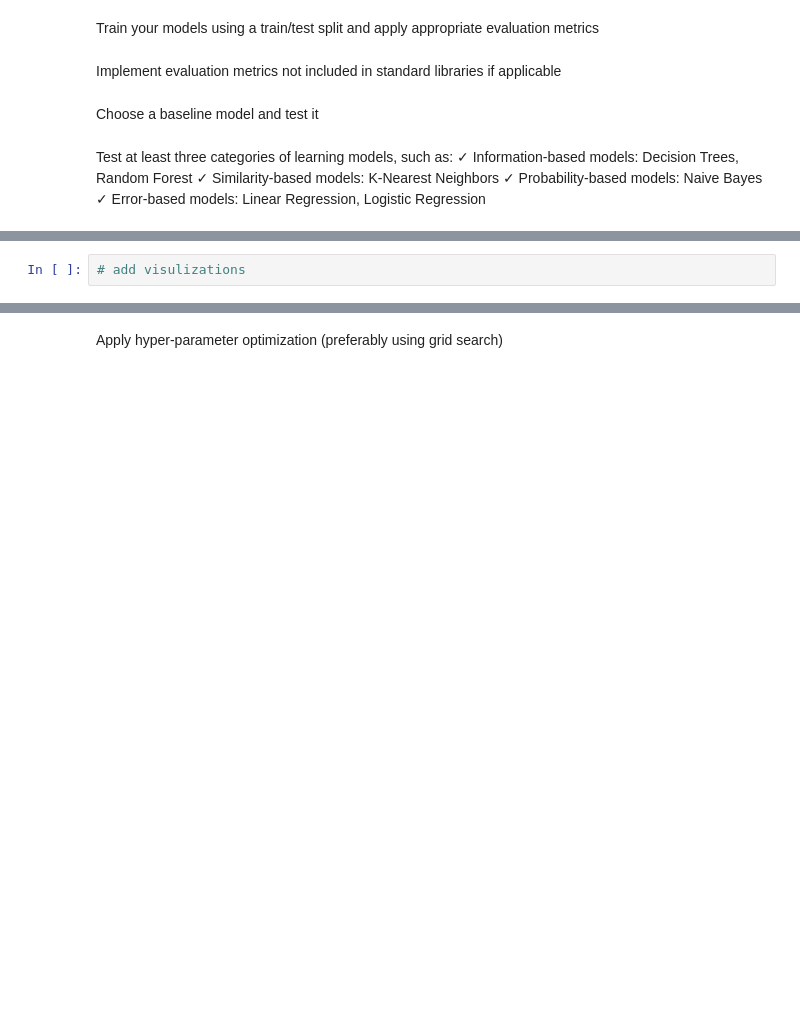
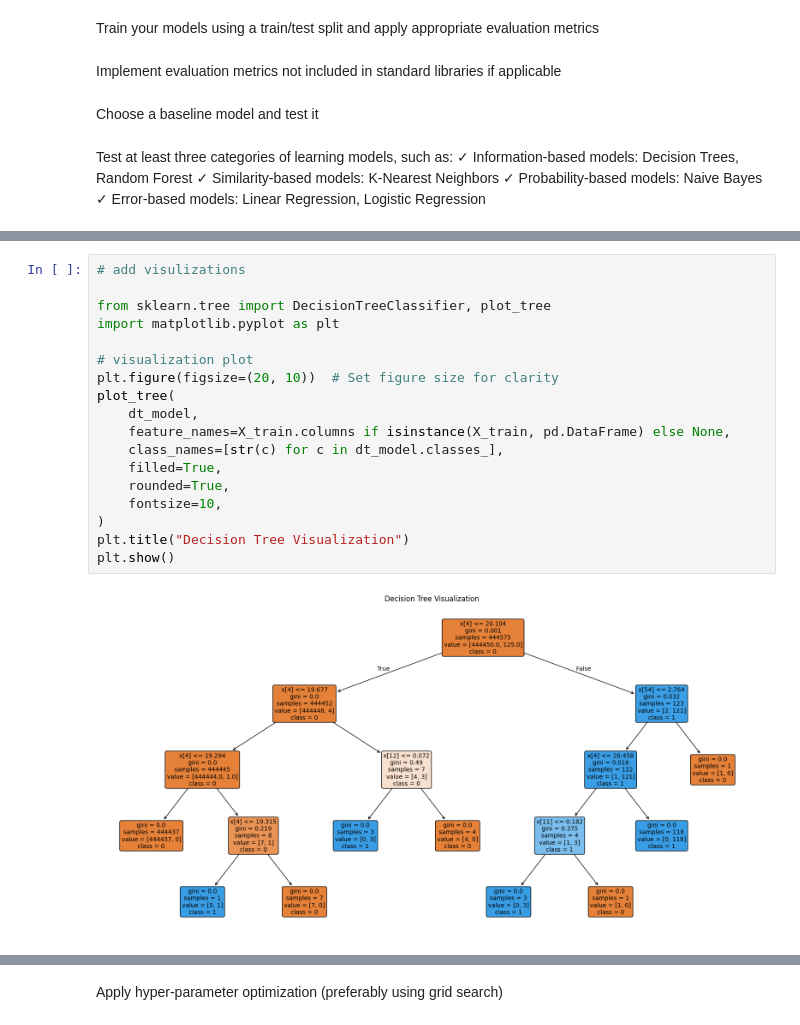
Before and after one commit to asiaexperiments/IEEE-CIS-Fraud-Detection, a Jupyter notebook: FraudDetectors4.ipynb, the cells around one changed output, grey strips where cells are left out. Drawn from its saved outputs; the diff is of its cells as text; blank space fills up the shorter version.

Commit message:
adding models

```diff
--- a/FraudDetectors4.ipynb
+++ b/FraudDetectors4.ipynb
@@ -170,2 +294,20 @@ print("Confusion Matrix:\n", confusion_matrix(y_test, y_pred_dt))
-# %%
-# add visulizations
+# %%
+# add visulizations
+
+from sklearn.tree import DecisionTreeClassifier, plot_tree
+import matplotlib.pyplot as plt
+
+# visualization plot
+plt.figure(figsize=(20, 10))  # Set figure size for clarity
+plot_tree(
+    dt_model,
+    feature_names=X_train.columns if isinstance(X_train, pd.DataFrame) else None,
+    class_names=[str(c) for c in dt_model.classes_],
+    filled=True,
+    rounded=True,
+    fontsize=10,
+)
+plt.title("Decision Tree Visualization")
+plt.show()
+# %% [output]
+[figure, added]
```
Also changed, not shown: parts of 19 cells of this notebook.
